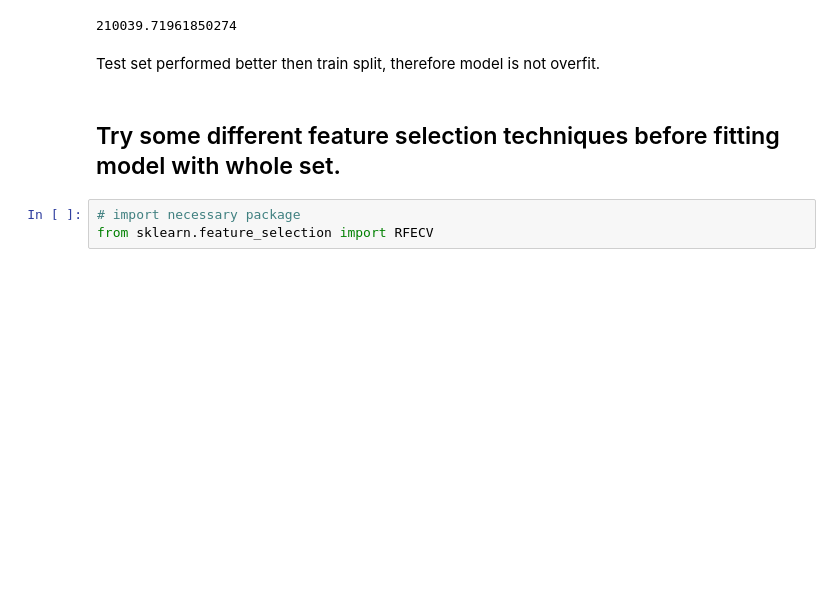
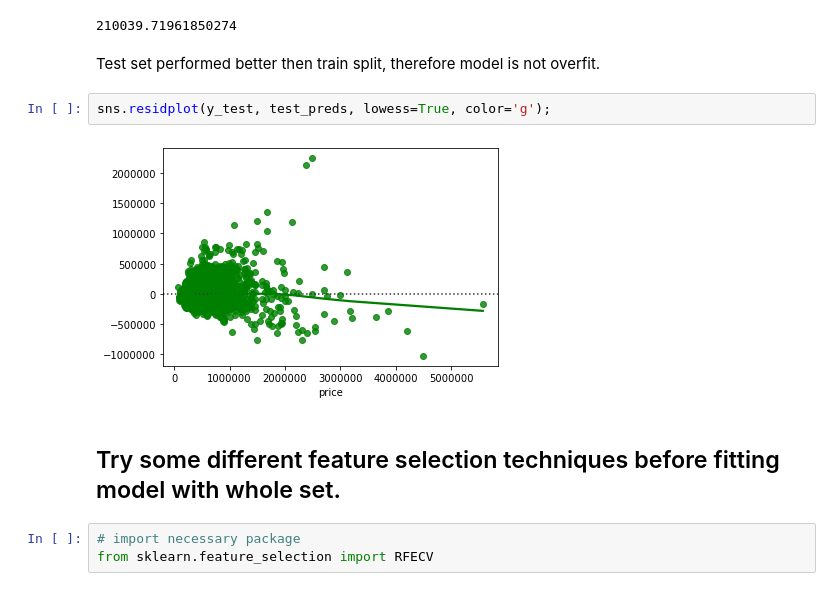
Before and after one commit to justinm0rgan/kings_county_housing_project, a Jupyter notebook: Kings_County_Housing_Data_Project.ipynb, the cells around one changed output. Cells and saved outputs as stored; diff of their text form; blank space fills up the shorter version.

```diff
--- a/Kings_County_Housing_Data_Project.ipynb
+++ b/Kings_County_Housing_Data_Project.ipynb
@@ -704,6 +746,10 @@ print(test_rmse )
 210039.71961850274
 # %% [markdown]
 Test set performed better then train split, therefore model is not overfit.
+# %%
+sns.residplot(y_test, test_preds, lowess=True, color='g');
+# %% [output]
+[figure, added]
 # %% [markdown]
 ## Try some  different feature selection techniques before fitting model with whole set.
 # %%
```
Also changed, not shown: parts of 4 cells of this notebook, 2 other files.
